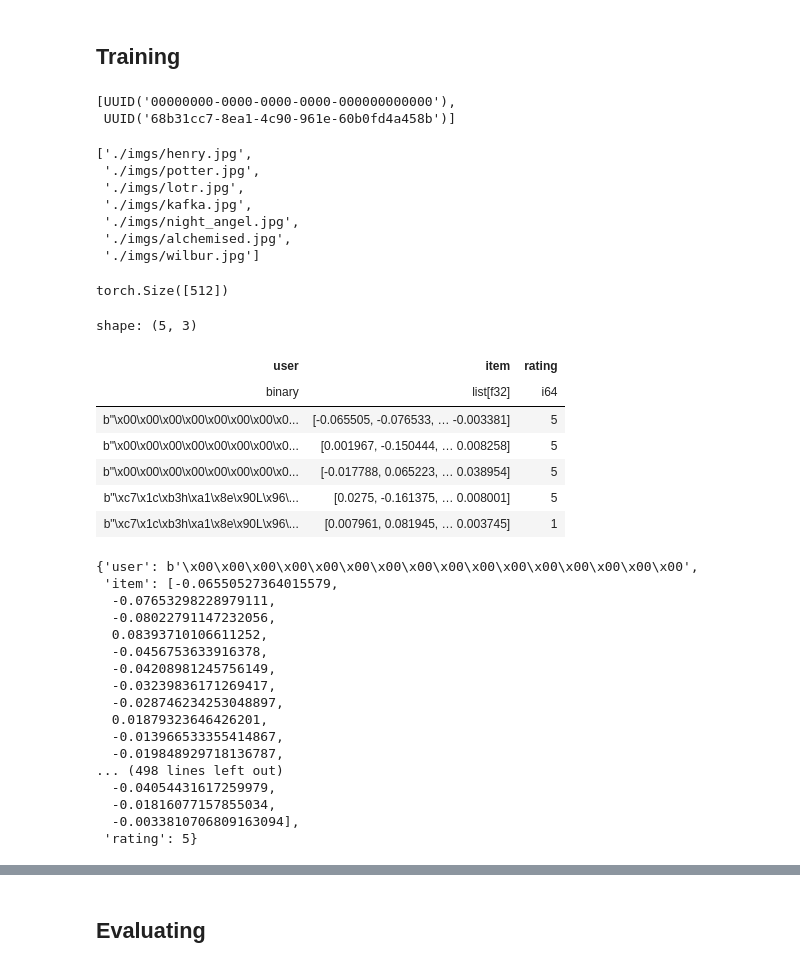
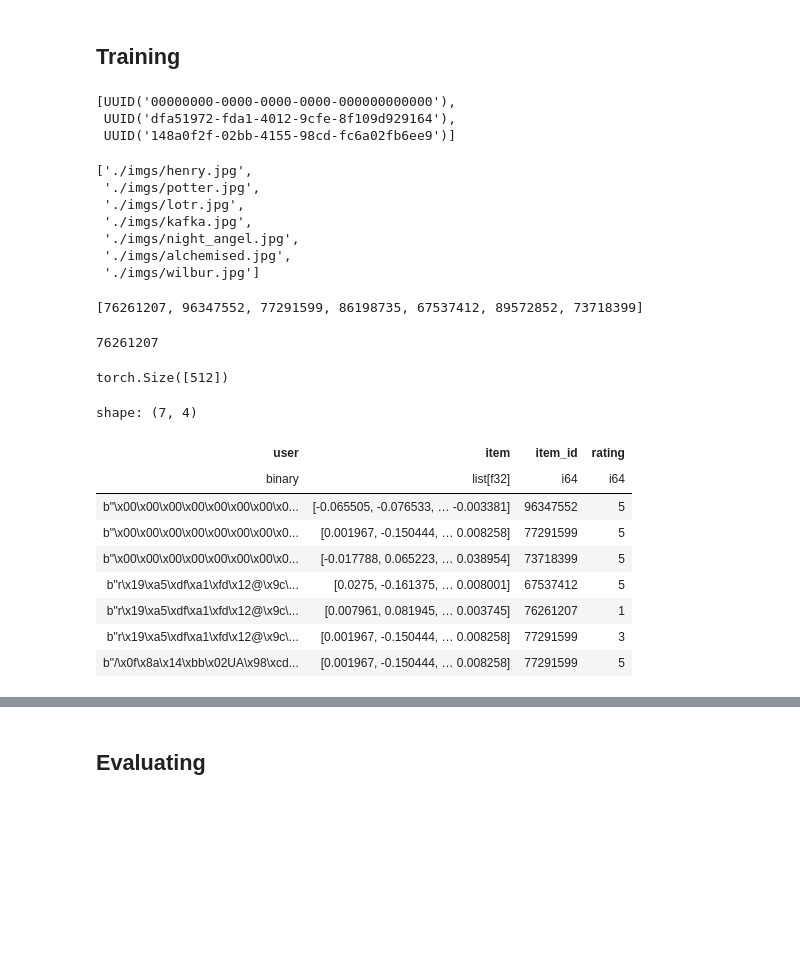
Before and after one commit to ByItsCover/bic-explore, a Jupyter notebook: two_tower/architecture.ipynb, the cells around one changed output, grey strips where cells are left out. Saved outputs shown, nothing was run; the diff lists cells and outputs as text; code cells hidden in the pictures; blank space fills up the shorter version.

```diff
--- a/two_tower/architecture.ipynb
+++ b/two_tower/architecture.ipynb
@@ -249,11 +300,12 @@ tensor([[4.0815]])
 # %%
 from torch.utils.data import Dataset, DataLoader
 # %%
-user_list = [uuid.UUID(int=0), uuid.uuid4()]
+user_list = [uuid.UUID(int=0), uuid.uuid4(), uuid.uuid4()]
 user_list
 # %% [output]
 [UUID('00000000-0000-0000-0000-000000000000'),
- UUID('68b31cc7-8ea1-4c90-961e-60b0fd4a458b')]
+ UUID('dfa51972-fda1-4012-9cfe-8f109d929164'),
+ UUID('148a0f2f-02bb-4155-98cd-fc6a02fb6ee9')]
 # %%
 import os
 
@@ -269,53 +321,47 @@ image_list
  './imgs/night_angel.jpg',
  './imgs/alchemised.jpg',
  './imgs/wilbur.jpg']
+# %%
+from random import randint
+
+id_list = [randint(10000000, 99999999) for _ in range(len(image_list))]
+id_list
+# %% [output]
+[76261207, 96347552, 77291599, 86198735, 67537412, 89572852, 73718399]
 # %%
-item_list = [process_image(Image.open(image), processor, clip_vision_session)[0] for image in image_list]
-item_list[0].shape
+item_list = [(process_image(Image.open(image), processor, clip_vision_session)[0], id_val) for image, id_val in zip(image_list, id_list)]
+
+print(item_list[0][1])
+item_list[0][0].shape
 # %% [output]
-torch.Size([512])
+76261207
+torch.Size([512])
 # %%
-item_dict = dict(zip(image_names, [item.numpy() for item in item_list]))
+item_dict = dict(zip(image_names, [[item.numpy(), id_val] for item, id_val in item_list]))
 
 pairs = [
-    (user_list[0].bytes_le, item_dict["potter.jpg"], 5),
-    (user_list[0].bytes_le, item_dict["lotr.jpg"], 5),
-    (user_list[0].bytes_le, item_dict["wilbur.jpg"], 5),
-    (user_list[1].bytes_le, item_dict["night_angel.jpg"], 5),
-    (user_list[1].bytes_le, item_dict["henry.jpg"], 1)
+    (user_list[0].bytes_le, item_dict["potter.jpg"][0], item_dict["potter.jpg"][1], 5),
+    (user_list[0].bytes_le, item_dict["lotr.jpg"][0], item_dict["lotr.jpg"][1], 5),
+    (user_list[0].bytes_le, item_dict["wilbur.jpg"][0], item_dict["wilbur.jpg"][1], 5),
+    (user_list[1].bytes_le, item_dict["night_angel.jpg"][0], item_dict["night_angel.jpg"][1], 5),
+    (user_list[1].bytes_le, item_dict["henry.jpg"][0], item_dict["henry.jpg"][1], 1),
+    (user_list[1].bytes_le, item_dict["lotr.jpg"][0], item_dict["lotr.jpg"][1], 3),
+    (user_list[2].bytes_le, item_dict["lotr.jpg"][0], item_dict["lotr.jpg"][1], 5)
 ]
 
-df = pl.DataFrame(pairs, schema=["user", "item", "rating"], orient="row")
+df = pl.DataFrame(pairs, schema=["user", "item", "item_id", "rating"], orient="row")
 df
 # %% [output]
-shape: (5, 3)
+shape: (7, 4)
-| user | item | rating |
-| binary | list[f32] | i64 |
-| b"\x00\x00\x00\x00\x00\x00\x00\x0... | [-0.065505, -0.076533, … -0.003381] | 5 |
-| b"\x00\x00\x00\x00\x00\x00\x00\x0... | [0.001967, -0.150444, … 0.008258] | 5 |
-| b"\x00\x00\x00\x00\x00\x00\x00\x0... | [-0.017788, 0.065223, … 0.038954] | 5 |
-| b"\xc7\x1c\xb3h\xa1\x8e\x90L\x96\... | [0.0275, -0.161375, … 0.008001] | 5 |
-| b"\xc7\x1c\xb3h\xa1\x8e\x90L\x96\... | [0.007961, 0.081945, … 0.003745] | 1 |
+| user | item | item_id | rating |
+| binary | list[f32] | i64 | i64 |
+| b"\x00\x00\x00\x00\x00\x00\x00\x0... | [-0.065505, -0.076533, … -0.003381] | 96347552 | 5 |
+| b"\x00\x00\x00\x00\x00\x00\x00\x0... | [0.001967, -0.150444, … 0.008258] | 77291599 | 5 |
+| b"\x00\x00\x00\x00\x00\x00\x00\x0... | [-0.017788, 0.065223, … 0.038954] | 73718399 | 5 |
+| b"r\x19\xa5\xdf\xa1\xfd\x12@\x9c\... | [0.0275, -0.161375, … 0.008001] | 67537412 | 5 |
+| b"r\x19\xa5\xdf\xa1\xfd\x12@\x9c\... | [0.007961, 0.081945, … 0.003745] | 76261207 | 1 |
+| b"r\x19\xa5\xdf\xa1\xfd\x12@\x9c\... | [0.001967, -0.150444, … 0.008258] | 77291599 | 3 |
+| b"/\x0f\x8a\x14\xbb\x02UA\x98\xcd... | [0.001967, -0.150444, … 0.008258] | 77291599 | 5 |
-# %%
-df.row(0, named=True)
-# %% [output]
-{'user': b'\x00\x00\x00\x00\x00\x00\x00\x00\x00\x00\x00\x00\x00\x00\x00\x00',
- 'item': [-0.06550527364015579,
-  -0.07653298228979111,
-  -0.08022791147232056,
-  0.08393710106611252,
-  -0.0456753633916378,
-  -0.04208981245756149,
-  -0.03239836171269417,
-  -0.028746234253048897,
-  0.01879323646426201,
-  -0.013966533355414867,
-  -0.019848929718136787,
-... (498 lines left out)
-  -0.04054431617259979,
-  -0.01816077157855034,
-  -0.0033810706809163094],
- 'rating': 5}
 # %%
 class RatingsDataSet(Dataset):
     def __init__(self, df: pl.DataFrame):
```
Also changed, not shown: parts of 40 cells of this notebook, 2 other files.
